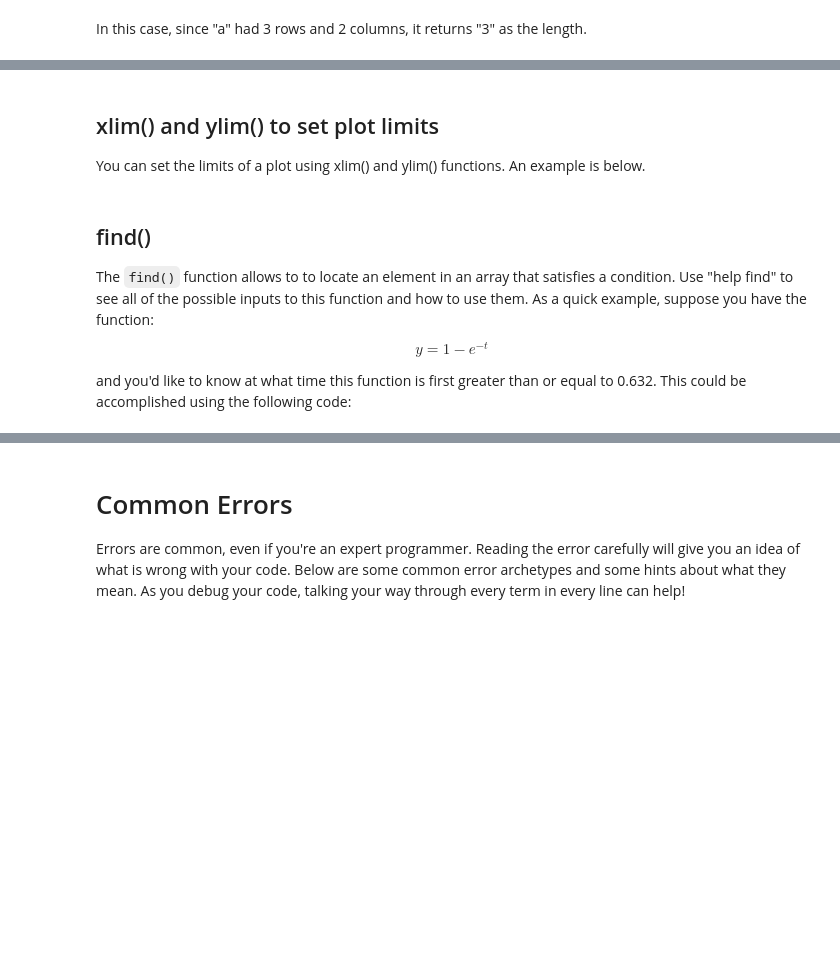
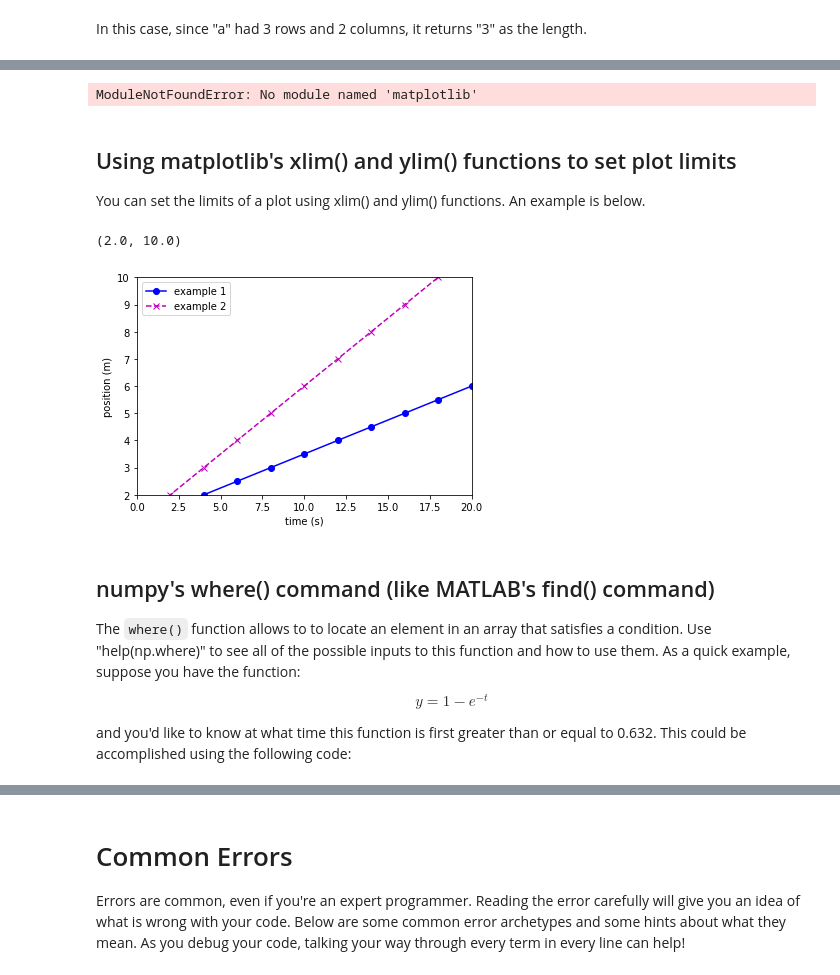
Before and after one commit to Alexanderallenbrown/ES302_FA22_Students, a Jupyter notebook: 01_Background_Resources/01C_Python_Resource.ipynb, the cells around one changed output, grey strips where cells are left out. Drawn from its saved outputs; the diff is of its cells as text; code cells hidden in the pictures; blank space fills up the shorter version.

```diff
--- a/01_Background_Resources/01C_Python_Resource.ipynb
+++ b/01_Background_Resources/01C_Python_Resource.ipynb
@@ -417,46 +619,55 @@ See the code cell below for some examples
 # %%
-t = 0:2:50; % array for time, starting at 0, counting by 2s up to 50
-m = 1/4; % slope of the line
-b = 1; % y-intercept
-y = (m * t) + b; % equation created for graphing example
+import matplotlib.pyplot as plt
+import numpy as np
 
-figure
-plot(t,y,'bo-') % things that are plotted against one another must be the same size
-xlabel('time') % name of the first component in plot
-ylabel('position (y)') % name of the second component in plot
-legend('example') % name of the line that is being graphed
+t = np.arange(0,50,2) # array for time, starting at 0, counting by 2s up to 50
+m = 1.0/4 # slope of the line
+b = 1; # y-intercept
+y = (m * t) + b; # equation created for graphing example
 
-% its also possible to graph more than one line on a certain graph
 
-m2 = 1/2; % new slope
-y2 = (m2 * t) + b; % new equation with new slope
+plt.figure()
+plt.plot(t,y,'bo-') # things that are plotted against one another must be the same size
+plt.xlabel('time') # name of the first component in plot
+plt.ylabel('position (y)') # name of the second component in plot
+plt.legend(['example']) # name of the line that is being graphed
 
-% you can create a whole new graph by creating another 'figure'
+# it's also possible to graph more than one line on a certain set of axes
 
-figure
-plot(t,y,'bo-',t,y2,'mx--') % if you wanted to add a third line you would follow this pattern
-xlabel('time (s)')
-ylabel('position (m)')
-legend('example 1','example 2') % because there are 2 lines being graphed you now need 2 names
+m2 = 1.0/2; # new slope. notice 1.0/2 not 1/2 to ensure floating point division.
+y2 = (m2 * t) + b; # new equation with new slope
+
+# you can create a whole new graph by creating another 'figure'
+
+plt.figure()
+plt.plot(t,y,'bo-',t,y2,'mx--') # if you wanted to add a third line you would follow this pattern
+plt.xlabel('time (s)')
+plt.ylabel('position (m)')
+plt.legend(['example 1','example 2']) # because there are 2 lines being graphed you now need 2 names
+# %% [output]
+ModuleNotFoundError: No module named 'matplotlib'
 # %% [markdown]
-## xlim() and ylim() to set plot limits
+## Using matplotlib's xlim() and ylim() functions to set plot limits
 
 You can set the limits of a plot using xlim() and ylim() functions. An example is below.
 # %%
-figure
-plot(t,y,'bo-',t,y2,'mx--') % if you wanted to add a third line you would follow this pattern
-xlabel('time (s)')
-ylabel('position (m)')
-legend('example 1','example 2') % because there are 2 lines being graphed you now need 2 names
+plt.figure()
+plt.plot(t,y,'bo-',t,y2,'mx--') # if you wanted to add a third line you would follow this pattern
+plt.xlabel('time (s)')
+plt.ylabel('position (m)')
+plt.legend(['example 1','example 2']) # because there are 2 lines being graphed you now need 2 names
 
-%now cut off the time so I only look at the first 20 seconds
-xlim([0 20])
-%now crop in the y so I only look at y values from 2 to 10
-ylim([2 10])
+#now cut off the time so I only look at the first 20 seconds
+plt.xlim([0, 20])
+#now crop in the y so I only look at y values from 2 to 10
+plt.ylim([2, 10])
+# %% [output]
+(2.0, 10.0)
+[figure, added]
 # %% [markdown]
-## find()
+## numpy's where() command (like MATLAB's find() command)
 
-The `find()` function allows to to locate an element in an array that satisfies a condition. Use "help find" to see all of the possible inputs to this function and how to use them. As a quick example, suppose you have the function:
+The `where()` function allows to to locate an element in an array that satisfies a condition. Use "help(np.where)" to see all of the possible inputs to this function and how to use them. As a quick example, suppose you have the function:
 
 $$y = 1-e^{-t}$$
 
```
Also changed, not shown: parts of 65 cells of this notebook, 8 other files.
